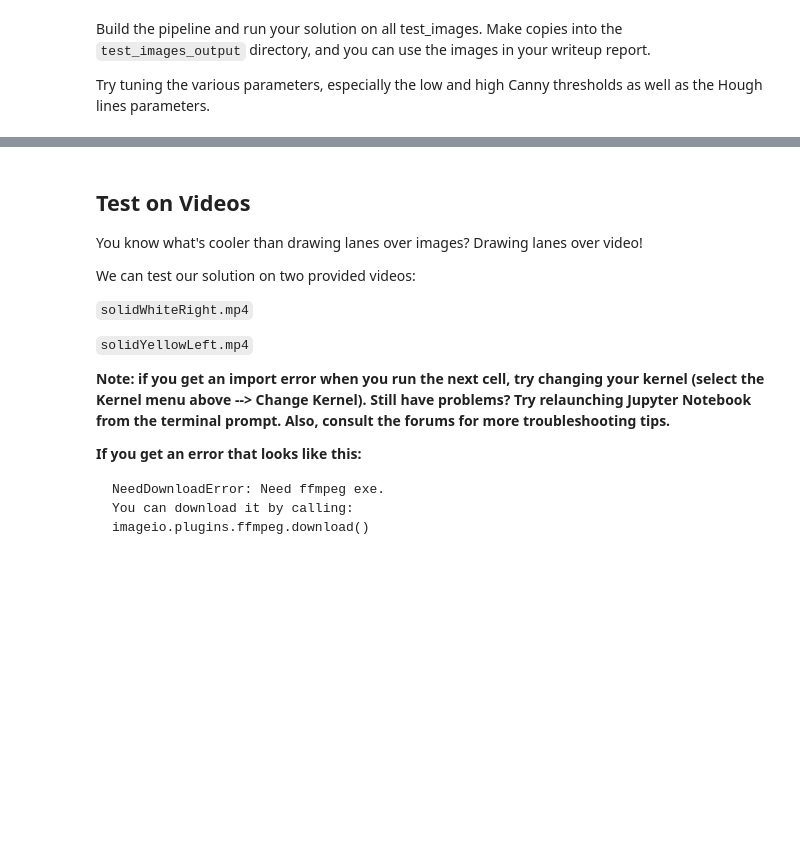
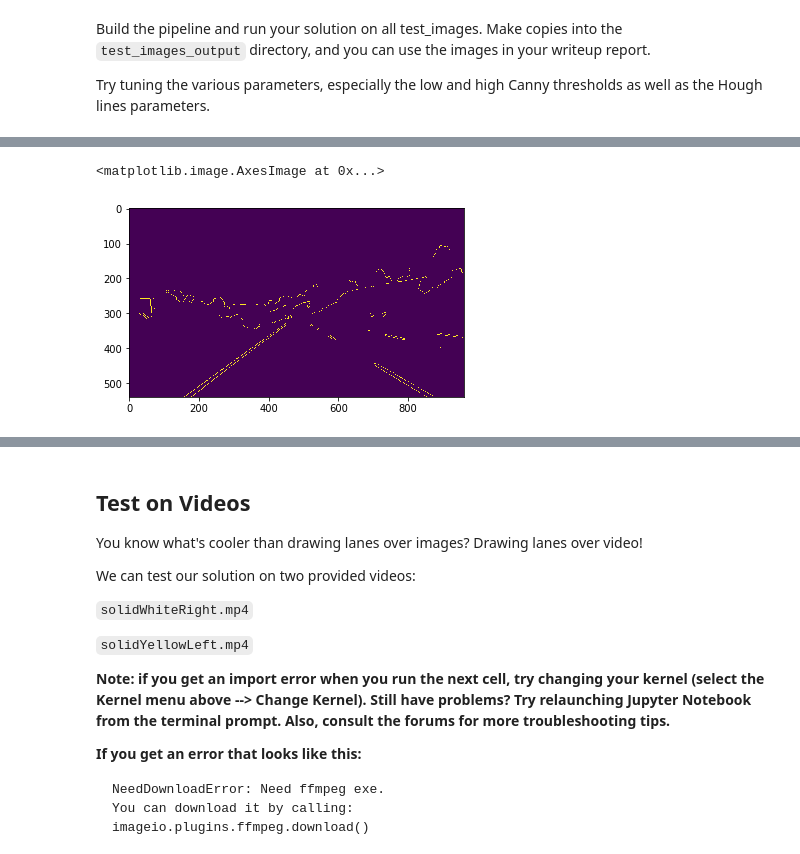
Before and after one commit to morningbob/Udacity_Self_Driving_Car_Nanodegree, a Jupyter notebook: P1.ipynb, the cells around one changed output, grey strips where cells are left out. Saved outputs shown, nothing was run; the diff lists cells and outputs as text; code cells hidden in the pictures; blank space fills up the shorter version.

```diff
--- a/P1.ipynb
+++ b/P1.ipynb
@@ -217,8 +268,13 @@ plt.imshow(blur_gray, cmap='gray')
 # %%
 # Define our parameters for Canny and apply
-low_threshold = 50
+low_threshold = 80
 high_threshold = 150
-#edges = cv2.Canny(blur_gray, low_threshold, high_threshold)
+
 edges = canny(blur_gray, low_threshold, high_threshold)
+
+plt.imshow(edges)
+# %% [output]
+<matplotlib.image.AxesImage at 0x...>
+[figure, added]
 # %%
 # Next we'll create a masked edges image using cv2.fillPoly()
```
Also changed, not shown: parts of 15 cells of this notebook, 1 other file.
